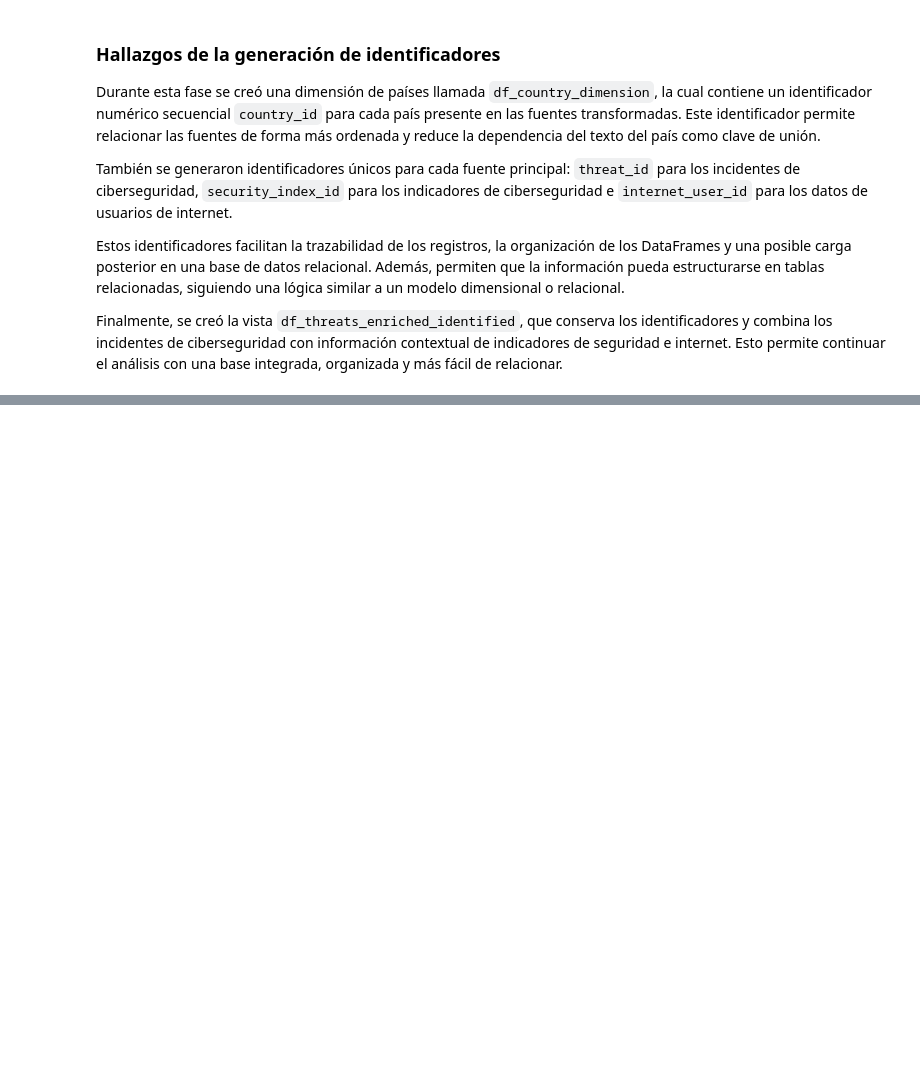
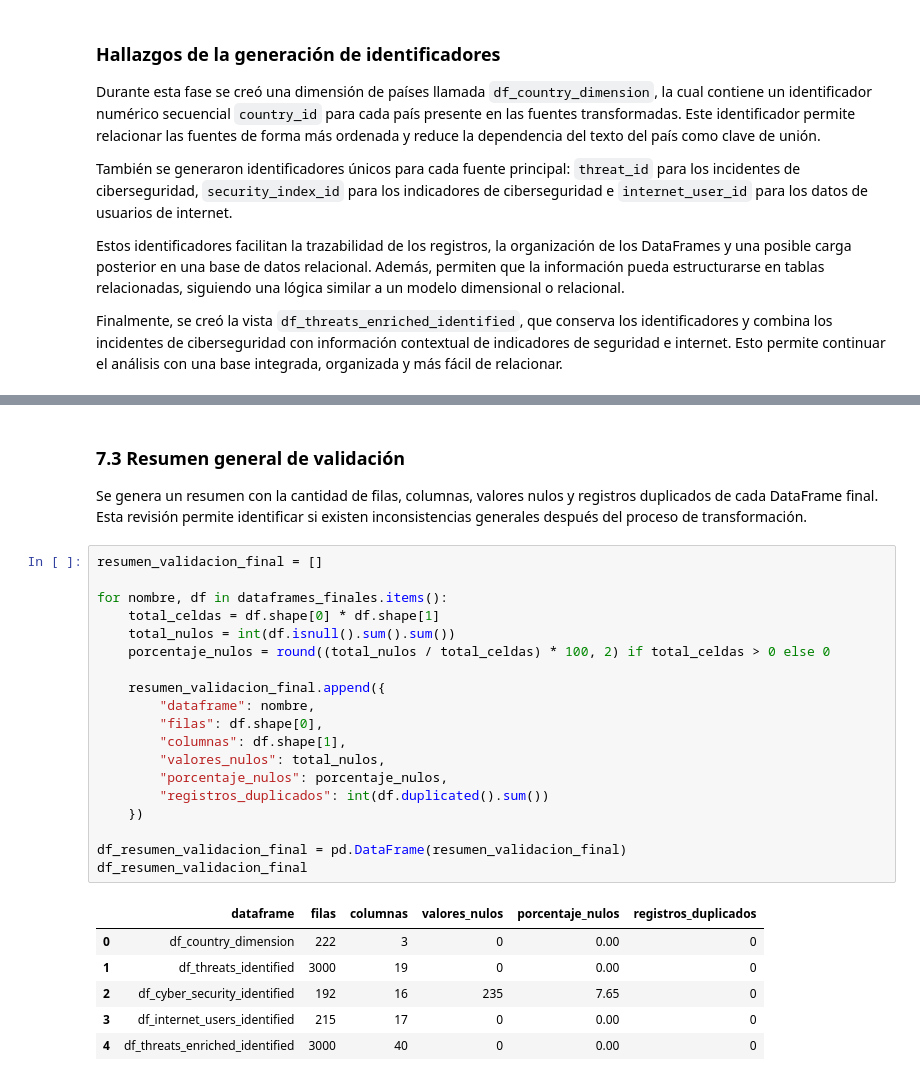
Before and after one commit to PJSA0127/Practica_G9, a Jupyter notebook: transformG9.ipynb, the cells around one changed output, grey strips where cells are left out. Saved outputs shown, nothing was run; the diff lists cells and outputs as text; blank space fills up the shorter version.

```diff
--- a/transformG9.ipynb
+++ b/transformG9.ipynb
@@ -1960,0 +2036,30 @@ Finalmente, se creó la vista `df_threats_enriched_identified`, que conserva los
+# %% [markdown]
+### 7.3 Resumen general de validación
+
+Se genera un resumen con la cantidad de filas, columnas, valores nulos y registros duplicados de cada DataFrame final. Esta revisión permite identificar si existen inconsistencias generales después del proceso de transformación.
+# %%
+resumen_validacion_final = []
+
+for nombre, df in dataframes_finales.items():
+    total_celdas = df.shape[0] * df.shape[1]
+    total_nulos = int(df.isnull().sum().sum())
+    porcentaje_nulos = round((total_nulos / total_celdas) * 100, 2) if total_celdas > 0 else 0
+
+    resumen_validacion_final.append({
+        "dataframe": nombre,
+        "filas": df.shape[0],
+        "columnas": df.shape[1],
+        "valores_nulos": total_nulos,
+        "porcentaje_nulos": porcentaje_nulos,
+        "registros_duplicados": int(df.duplicated().sum())
+    })
+
+df_resumen_validacion_final = pd.DataFrame(resumen_validacion_final)
+df_resumen_validacion_final
+# %% [output]
+|  | dataframe | filas | columnas | valores_nulos | porcentaje_nulos | registros_duplicados |
+| 0 | df_country_dimension | 222 | 3 | 0 | 0.00 | 0 |
+| 1 | df_threats_identified | 3000 | 19 | 0 | 0.00 | 0 |
+| 2 | df_cyber_security_identified | 192 | 16 | 235 | 7.65 | 0 |
+| 3 | df_internet_users_identified | 215 | 17 | 0 | 0.00 | 0 |
+| 4 | df_threats_enriched_identified | 3000 | 40 | 0 | 0.00 | 0 |
```
Also changed, not shown: parts of 15 cells of this notebook.
